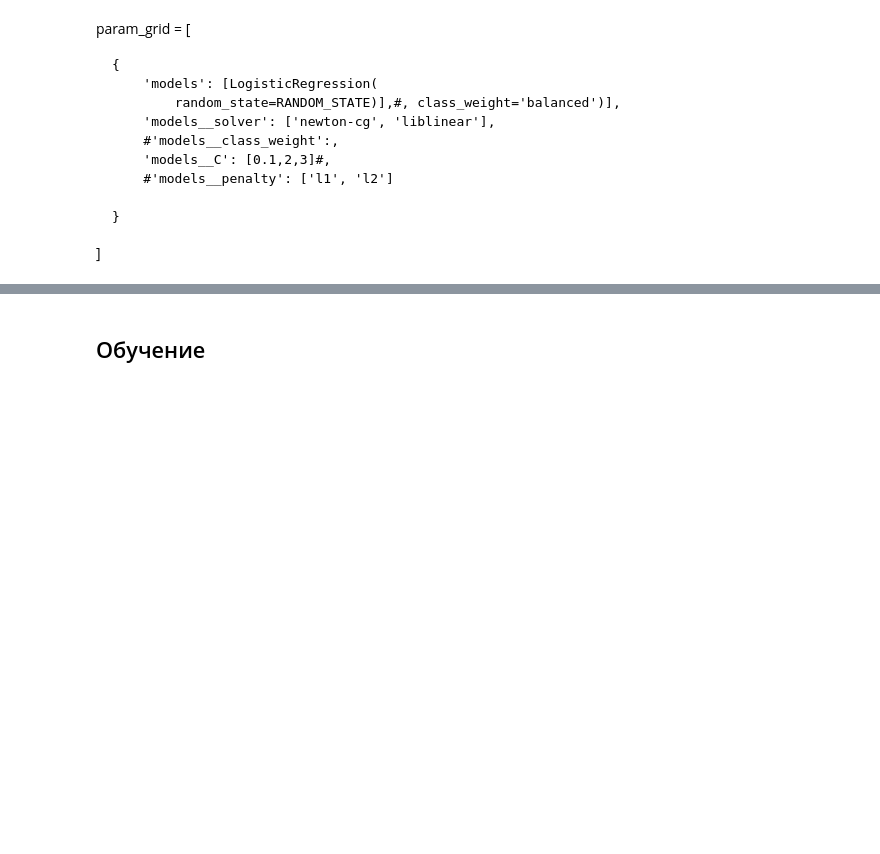
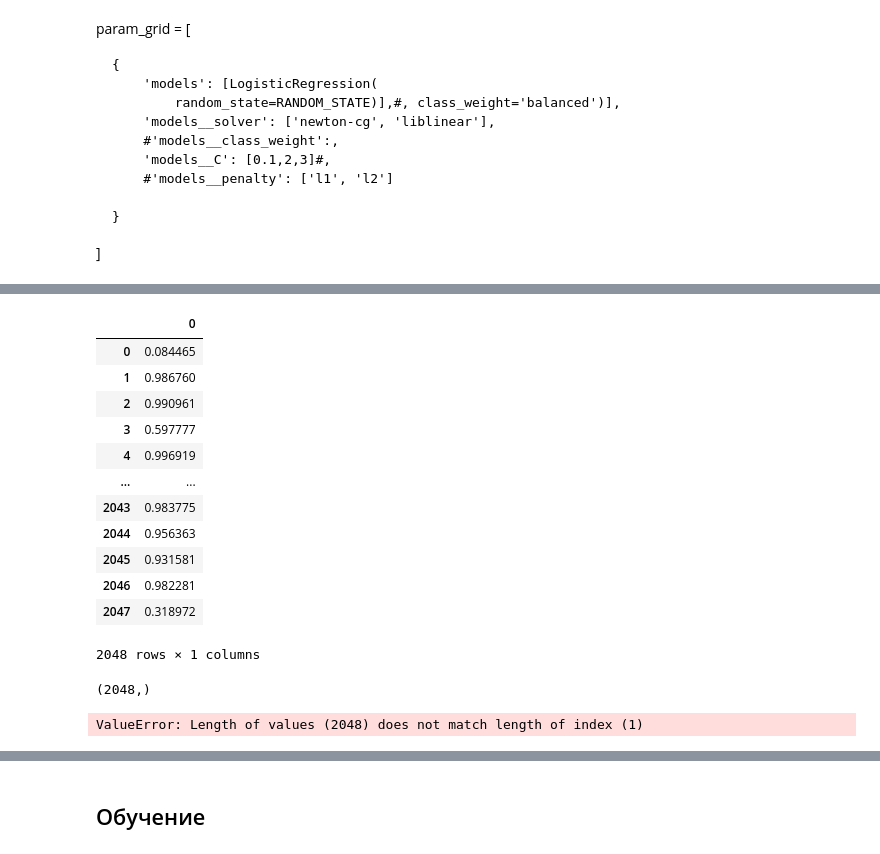
Before and after one commit to green-igor/wiki, a Jupyter notebook: wikiki.ipynb, the cells around one changed output, grey strips where cells are left out. Drawn from its saved outputs; the diff is of its cells as text; code cells hidden in the pictures; blank space fills up the shorter version.

```diff
--- a/wikiki.ipynb
+++ b/wikiki.ipynb
@@ -1111,0 +1060,8 @@ y_train.value_counts(normalize=2)
+# %%
+from sklearn.utils.class_weight import compute_sample_weight
+sample_weights = compute_sample_weight(
+    class_weight='balanced',
+    y=y_train #provide your own target name
+)
+
+#sample_weights.max()
@@ -1143,7 +1115,12 @@ param_grid = [
 #        'models__kernel': ['poly','rbf','sigmoid']
 #    },
     {
-        'models': [XGBClassifier(random_state=RANDOM_STATE, maximize=True)],
+        'models': [XGBClassifier(
+            random_state=RANDOM_STATE,
+            maximize=True,
+            objective='binary:logistic',
+            sample_weight=sample_weights
+            )],
         'models__n_estimators':[500],
         'models__learning_rate':[0.1, 0.07, 0.05],
         'models__eval_metric': [f1_xgb]
@@ -1174,8 +1151,8 @@ grid_search = GridSearchCV(
     pipe,
     param_grid,
     cv=5,
-    scoring='roc_auc',
-    #scoring=my_func,
+    #scoring='roc_auc',
+    scoring=my_func,
     n_jobs=-1
 )
 #grid_search.fit(X_resample[:X_test.shape[0]], y_resample['toxic'][:X_test.shape[0]])
@@ -1190,3 +1194,5 @@ pd.DataFrame(grid_search.cv_results_)[['rank_test_score', 'mean_test_score','par
 #grid_search.best_estimator_
 # %%
 grid_pred = grid_search.best_estimator_.predict(dembs_test)#[:X_train.shape[0]])
+# %%
+probs = pd.DataFrame(grid_search.best_estimator_.predict_proba(dembs_test))
@@ -1212,2 +1222,27 @@ print(classification_report(grid_pred, y_test))
 # %%
 res =pd.DataFrame({'a':grid_pred, 'b':test_sample['toxic']})
+# %%
+pd.DataFrame(probs[0])
+# %% [output]
+|  | 0 |
+| 0 | 0.084465 |
+| 1 | 0.986760 |
+| 2 | 0.990961 |
+| 3 | 0.597777 |
+| 4 | 0.996919 |
+| ... | ... |
+| 2043 | 0.983775 |
+| 2044 | 0.956363 |
+| 2045 | 0.931581 |
+| 2046 | 0.982281 |
+| 2047 | 0.318972 |
+2048 rows × 1 columns
+# %%
+y_test.shape
+# %% [output]
+(2048,)
+# %%
+pd.DataFrame({'proba':list(probs[1])},
+              {'predicted':grid_pred})
+# %% [output]
+ValueError: Length of values (2048) does not match length of index (1)
```
Also changed, not shown: parts of 59 cells of this notebook.
